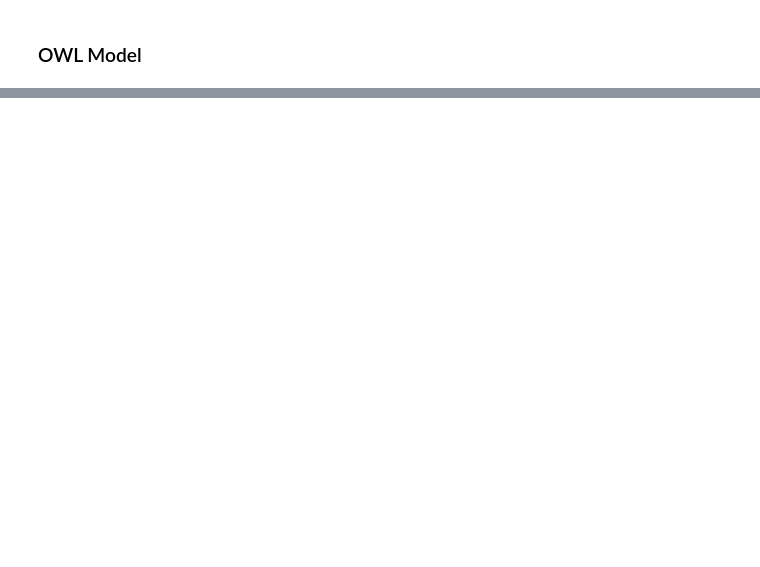
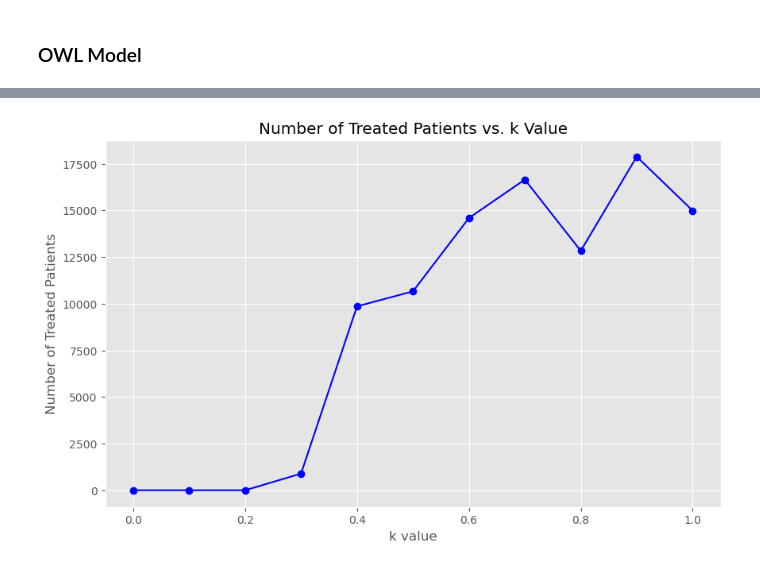
Before and after one commit to rabujamra/SOA_2024, a Jupyter notebook: SOA_Mtg_2024.ipynb, the cells around one changed output, grey strips where cells are left out. Saved outputs shown, nothing was run; the diff lists cells and outputs as text; code cells hidden in the pictures; blank space fills up the shorter version.

```diff
--- a/SOA_Mtg_2024.ipynb
+++ b/SOA_Mtg_2024.ipynb
@@ -177,0 +174,11 @@ weight ~Tx: 0.15832319680126436
+# %%
+# Plot the number of treated patients against k values
+plt.figure(figsize=(10, 6))
+plt.plot(results_df['k'], results_df['num_treated'], marker='o', linestyle='-', color='b')
+plt.xlabel('k value')
+plt.ylabel('Number of Treated Patients')
+plt.title('Number of Treated Patients vs. k Value')
+plt.grid(True)
+plt.show()
+# %% [output]
+[figure, added]
```
Also changed, not shown: parts of 6 cells of this notebook, 1 other file.
